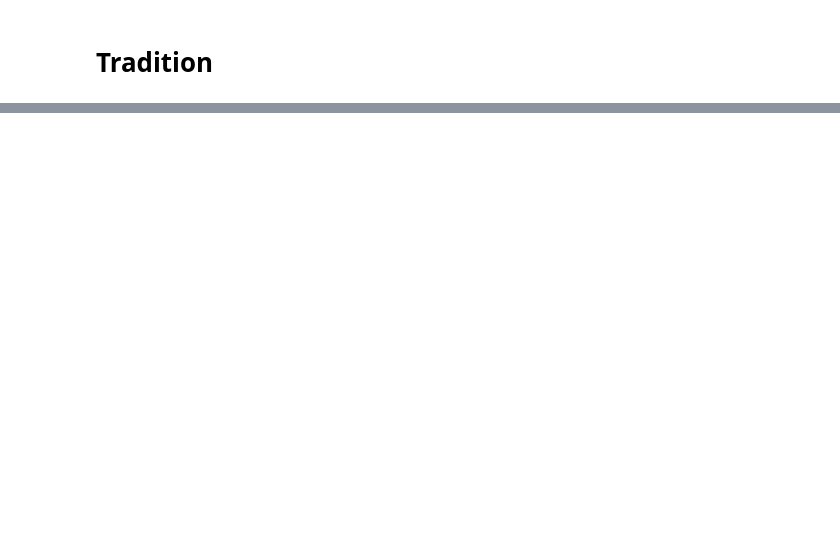
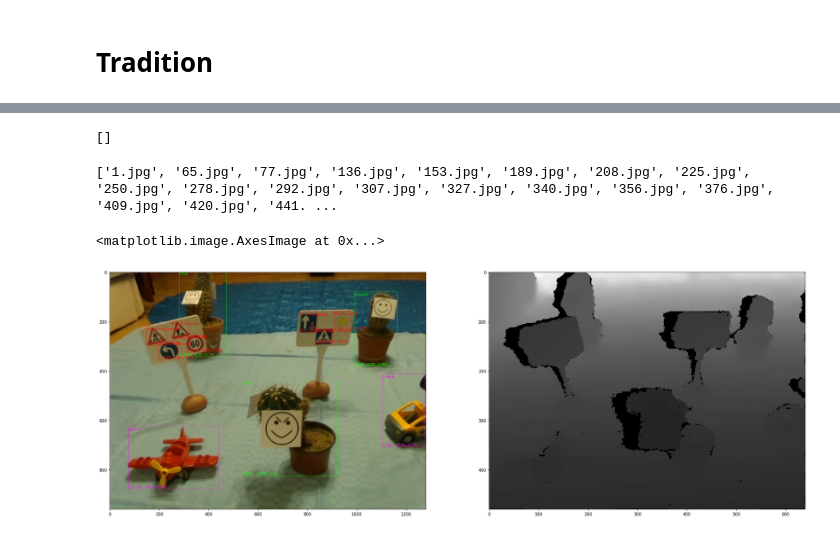
Before and after one commit to szykry/CVML_HW, a Jupyter notebook: CVML_HW.ipynb, the cells around one changed output, grey strips where cells are left out. Saved outputs shown, nothing was run; the diff lists cells and outputs as text; code cells hidden in the pictures; blank space fills up the shorter version.

```diff
--- a/CVML_HW.ipynb
+++ b/CVML_HW.ipynb
@@ -126,7 +180,11 @@ plt.imshow(red_channel,cmap='gray')
 # %%
 # Get all subfolders in a directory
 import os
+path = name+"../HW/g3/rgb"
 myFolderList = [f.path for f in os.scandir(path) if f.is_dir()]
+print(myFolderList)
+# %% [output]
+[]
 # %%
 # Get all files with extension in a directory
 import glob
@@ -138,7 +196,10 @@ def sorted_nicely( l ):
     alphanum_key = lambda key: [ convert(c) for c in re.split('([0-9]+)', key) ]
     return sorted(l, key = alphanum_key)
 
-names = sorted_nicely(glob.glob1(path, "*.extension"))
+names = sorted_nicely(glob.glob1(path, "*.jpg"))
+print(names)
+# %% [output]
+['1.jpg', '65.jpg', '77.jpg', '136.jpg', '153.jpg', '189.jpg', '208.jpg', '225.jpg', '250.jpg', '278.jpg', '292.jpg', '307.jpg', '327.jpg', '340.jpg', '356.jpg', '376.jpg', '409.jpg', '420.jpg', '441. ...
 # %%
 # Class names
 classNames = ['traffic sign', 'vehicle', 'cactus']
@@ -177,33 +238,36 @@ def drawBBs(BBs, img):
         tl = (s[0], s[1]+15)
         bl = (s[0], e[1]-5)
         cv2.putText(img,subclassNames[c][sc],tl,cv2.FONT_HERSHEY_COMPLEX_SMALL,0.75,colors[c])
         coords = "(%.2f, %.2f, %.2f)" % (x,y,z)
         cv2.putText(img,coords,bl,cv2.FONT_HERSHEY_COMPLEX_SMALL,0.65,colors[c])
 
     return img
 
 import pickle
 import cv2
 import matplotlib.pyplot as plt
 #This way it doesn't try to open a window un the GUI - works in python notebook
 %matplotlib inline
 
 # Read images
-img = cv2.imread("HW/g1/rgb/1.jpg")
-depth = cv2.imread("HW/g1/depth/1.png", -1)
+img = cv2.imread("/content/HW/g1/rgb/1.jpg")
+depth = cv2.imread("/content/HW/g1/depth/1.png", -1)
 
 # Read annotations
-file = open('HW/annotations.pickle','rb')
+file = open('/content/HW/annotations.pickle','rb')
 annotations = pickle.load(file)
 
 # Visualization
 depth = depth / 5000.0
 img = drawBBs(annotations["HW/g1/rgb/1.jpg"]["objects"], img)
 img_rgb = cv2.cvtColor(img,cv2.COLOR_BGR2RGB)
 
 # Figure with subplots
 plt.figure(figsize=(30,30))
 plt.subplot(1,2,1)
 plt.imshow(img_rgb)
 plt.subplot(1,2,2)
 plt.imshow(depth,cmap='gray')
+# %% [output]
+<matplotlib.image.AxesImage at 0x...>
+[figure, added]
```
Also changed, not shown: parts of 13 cells of this notebook.
